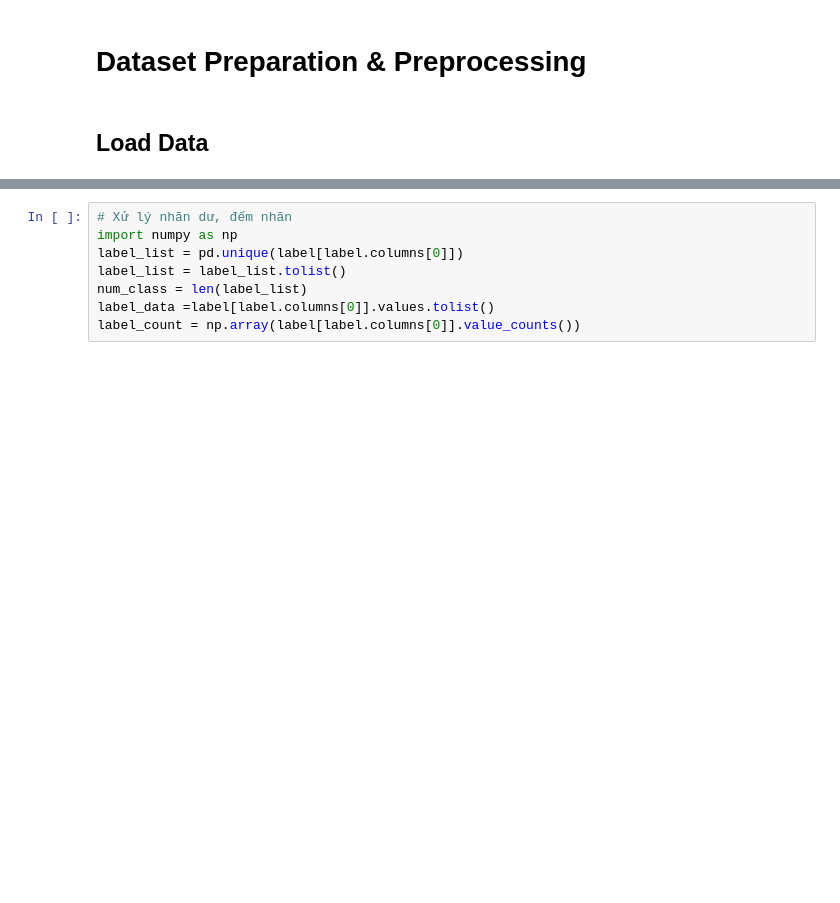
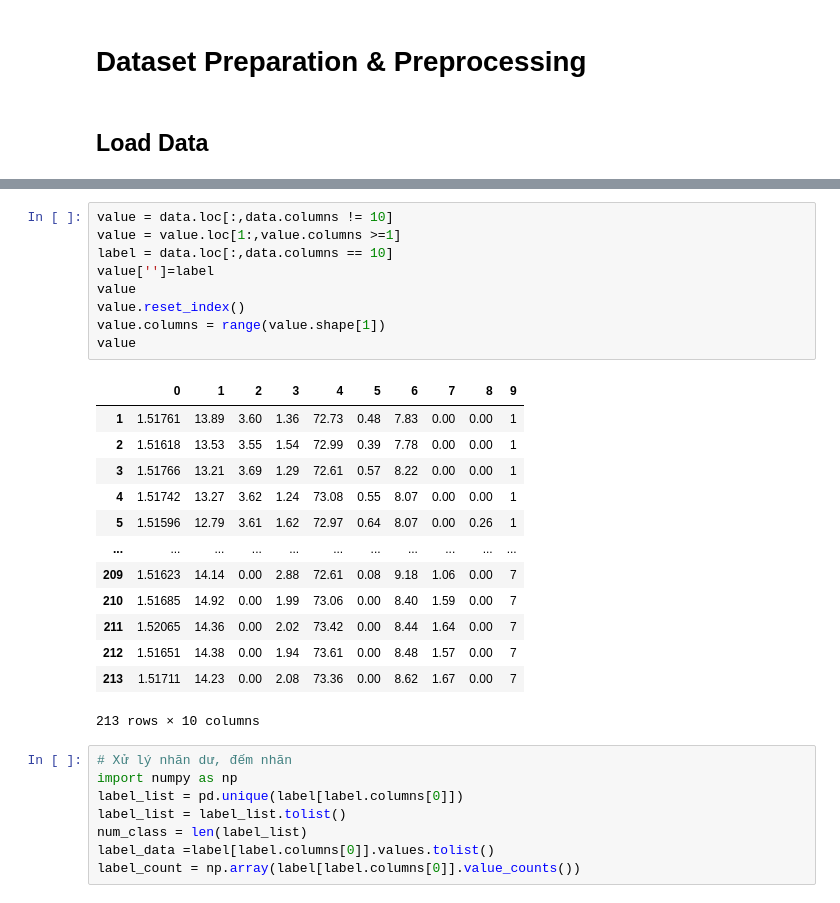
Before and after one commit to phuchoang92/sSFCM, a Jupyter notebook: fcm-semi-part1.ipynb, the cells around one changed output, grey strips where cells are left out. Cells and saved outputs as stored; diff of their text form; blank space fills up the shorter version.

```diff
--- a/fcm-semi-part1.ipynb
+++ b/fcm-semi-part1.ipynb
@@ -43,3 +44,26 @@ data.loc[:,data.columns != 4]
+# %%
+value = data.loc[:,data.columns != 10]
+value = value.loc[1:,value.columns >=1]
+label = data.loc[:,data.columns == 10]
+value['']=label
+value
+value.reset_index()
+value.columns = range(value.shape[1])
+value
+# %% [output]
+|  | 0 | 1 | 2 | 3 | 4 | 5 | 6 | 7 | 8 | 9 |
+| 1 | 1.51761 | 13.89 | 3.60 | 1.36 | 72.73 | 0.48 | 7.83 | 0.00 | 0.00 | 1 |
+| 2 | 1.51618 | 13.53 | 3.55 | 1.54 | 72.99 | 0.39 | 7.78 | 0.00 | 0.00 | 1 |
+| 3 | 1.51766 | 13.21 | 3.69 | 1.29 | 72.61 | 0.57 | 8.22 | 0.00 | 0.00 | 1 |
+| 4 | 1.51742 | 13.27 | 3.62 | 1.24 | 73.08 | 0.55 | 8.07 | 0.00 | 0.00 | 1 |
+| 5 | 1.51596 | 12.79 | 3.61 | 1.62 | 72.97 | 0.64 | 8.07 | 0.00 | 0.26 | 1 |
+| ... | ... | ... | ... | ... | ... | ... | ... | ... | ... | ... |
+| 209 | 1.51623 | 14.14 | 0.00 | 2.88 | 72.61 | 0.08 | 9.18 | 1.06 | 0.00 | 7 |
+| 210 | 1.51685 | 14.92 | 0.00 | 1.99 | 73.06 | 0.00 | 8.40 | 1.59 | 0.00 | 7 |
+| 211 | 1.52065 | 14.36 | 0.00 | 2.02 | 73.42 | 0.00 | 8.44 | 1.64 | 0.00 | 7 |
+| 212 | 1.51651 | 14.38 | 0.00 | 1.94 | 73.61 | 0.00 | 8.48 | 1.57 | 0.00 | 7 |
+| 213 | 1.51711 | 14.23 | 0.00 | 2.08 | 73.36 | 0.00 | 8.62 | 1.67 | 0.00 | 7 |
+213 rows × 10 columns
 # %%
 # Xử lý nhãn dư, đếm nhãn
 import numpy as np
```
Also changed, not shown: parts of 9 cells of this notebook, 8 other files.
